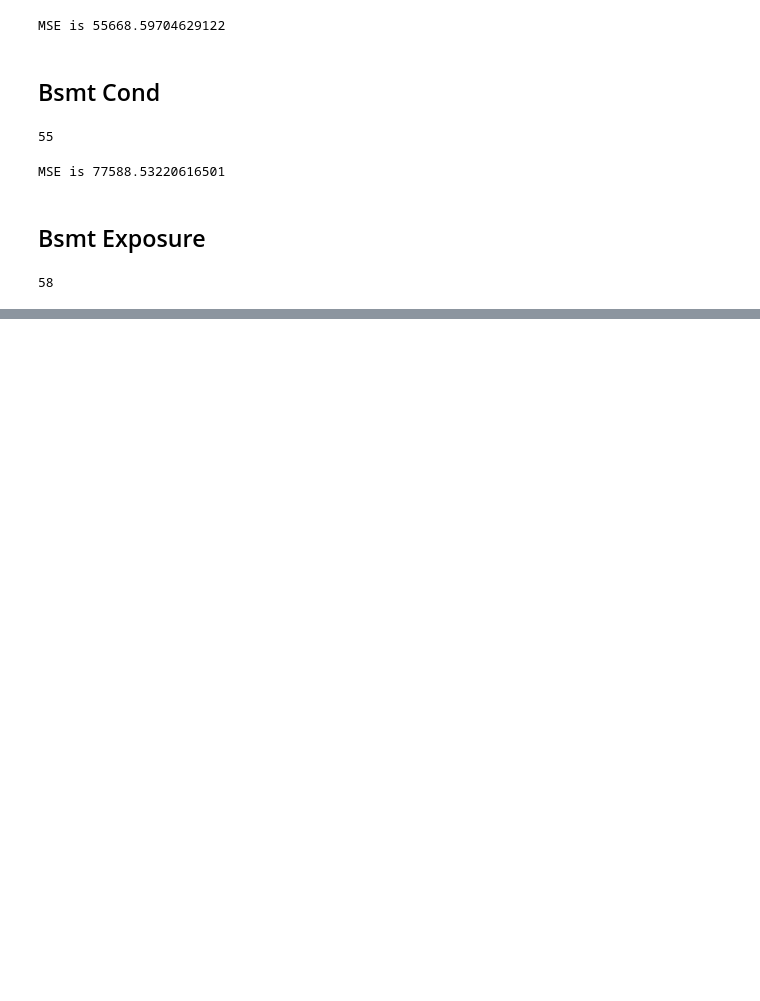
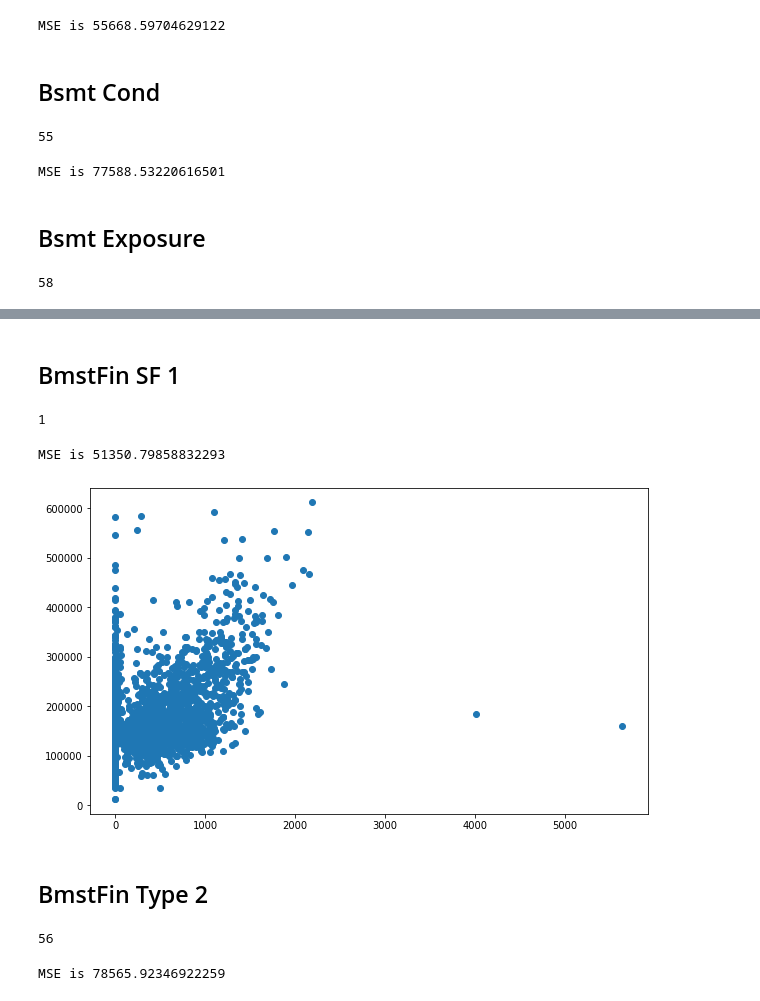
Before and after one commit to amcurley/GA_projects, a Jupyter notebook: Projects/project_2-master/Project_Cleaning.ipynb, the cells around one changed output, grey strips where cells are left out. Saved outputs shown, nothing was run; the diff lists cells and outputs as text; code cells hidden in the pictures; blank space fills up the shorter version.

```diff
--- a/Projects/project_2-master/Project_Cleaning.ipynb
+++ b/Projects/project_2-master/Project_Cleaning.ipynb
@@ -983,0 +1016,8 @@ train_df['Bsmt Exposure'].isna().sum()
+# %% [markdown]
+## BmstFin SF 1
+# %%
+train_df['BsmtFin SF 1'].isna().sum()
+# %% [output]
+1
+# %%
+dropped_sf1 = train_df.drop(train_df[train_df['BsmtFin SF 1'].isna()].index)
@@ -983,0 +1031,15 @@ train_df['Bsmt Exposure'].isna().sum()
+# %%
+get_dummies(dropped_sf1, 'BsmtFin SF 1')
+# %% [output]
+MSE is 51350.79858832293
+# %%
+plt.figure(figsize=(10,6))
+plt.scatter(dropped_sf1['BsmtFin SF 1'], dropped_sf1['SalePrice']);
+# %% [output]
+[figure, added]
+# %% [markdown]
+## BmstFin Type 2
+# %%
+train_df['BsmtFin Type 2'].isna().sum()
+# %% [output]
+56
@@ -983,0 +1055,4 @@ train_df['Bsmt Exposure'].isna().sum()
+# %%
+get_dummies(dropped_bt2, 'BsmtFin Type 2')
+# %% [output]
+MSE is 78565.92346922259
```
Also changed, not shown: parts of 37 cells of this notebook.
